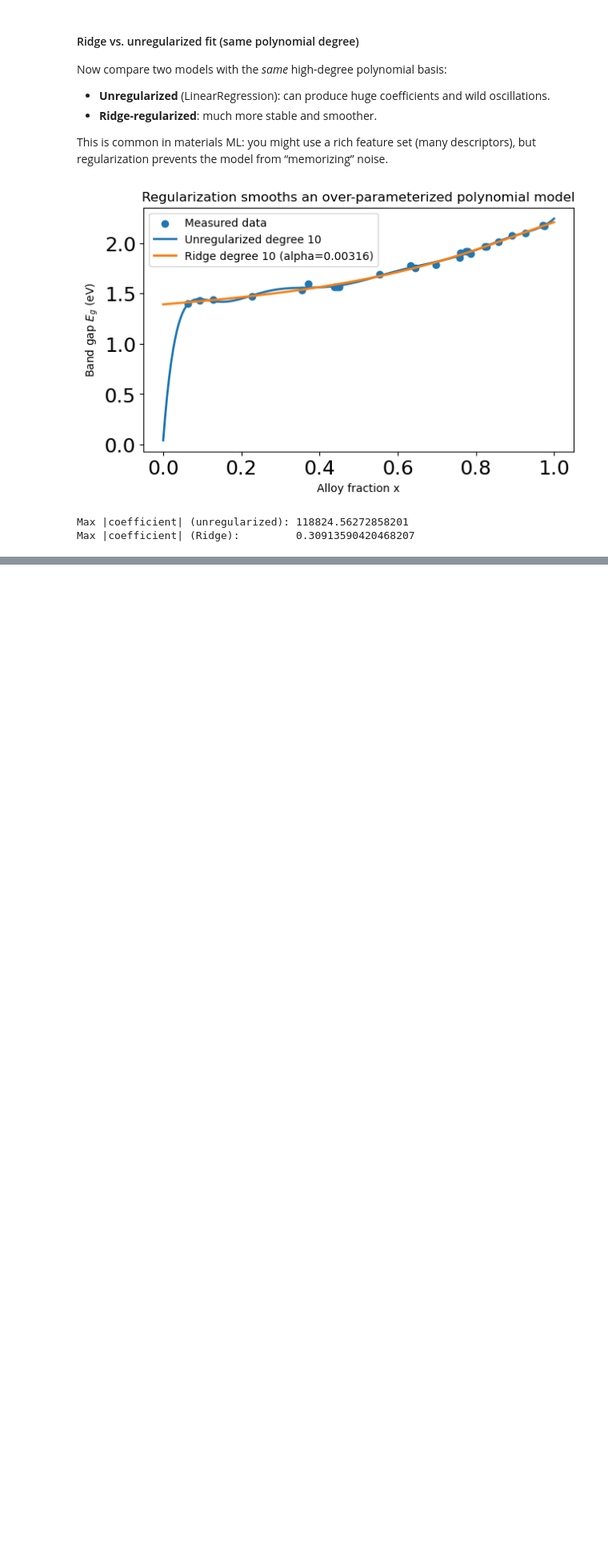
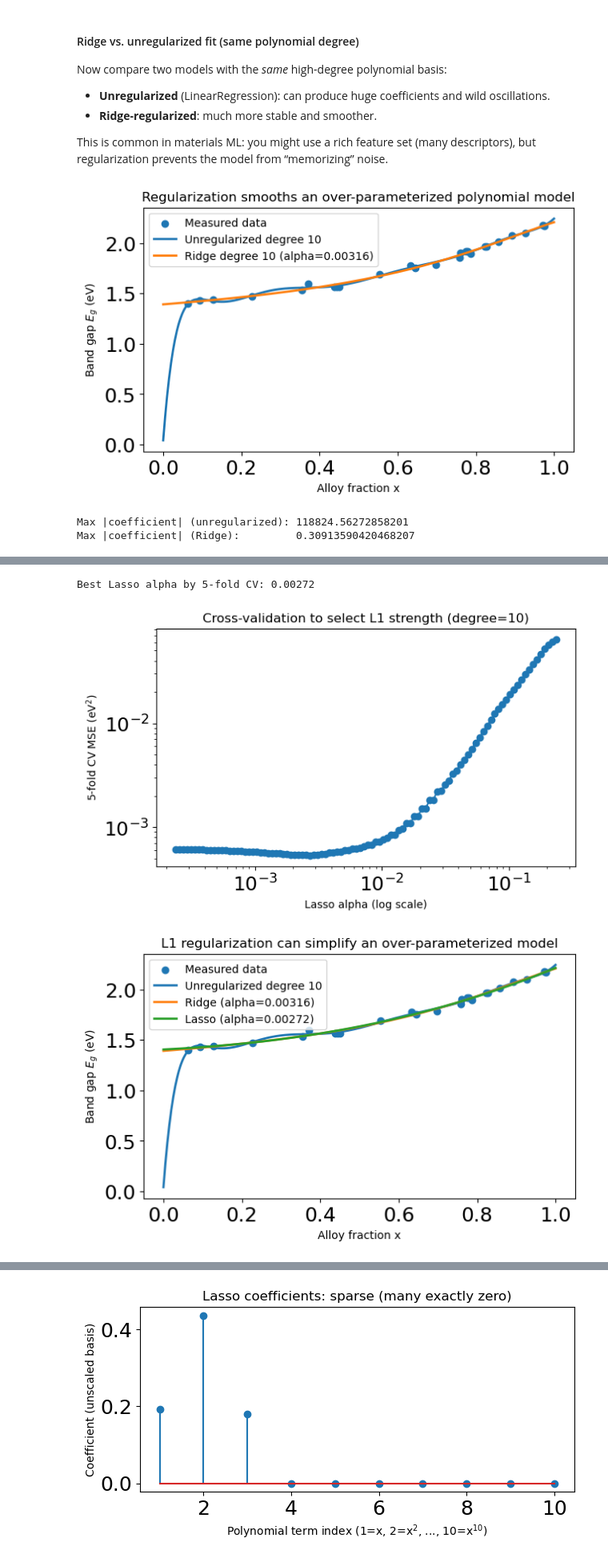
Before and after one commit to rhennig/EMA4935, a Jupyter notebook: Notebooks/07_Overfitting_and_crossvalidation.ipynb, the cells around one changed output, grey strips where cells are left out. Shown at 80% size. Cells and saved outputs as stored; diff of their text form; code cells hidden in the pictures; blank space fills up the shorter version.

Commit message:
Added L1 regularization

```diff
--- a/Notebooks/07_Overfitting_and_crossvalidation.ipynb
+++ b/Notebooks/07_Overfitting_and_crossvalidation.ipynb
@@ -601,0 +613,76 @@ Max |coefficient| (Ridge):         0.30913590420468207
+# %%
+from sklearn.linear_model import LassoCV
+from sklearn.preprocessing import StandardScaler
+
+# Lasso is sensitive to feature scaling, so we standardize the polynomial features.
+model_lasso_cv = Pipeline([
+    ("poly", PolynomialFeatures(degree=degree_overfit, include_bias=False)),
+    ("scaler", StandardScaler()),
+    ("lasso", LassoCV(cv=kfold, max_iter=200_000)),
+]).fit(X_comp, Eg_measured)
+
+best_alpha_l1 = model_lasso_cv.named_steps["lasso"].alpha_
+print(f"Best Lasso alpha by 5-fold CV: {best_alpha_l1:.3g}")
+
+# Plot CV MSE vs alpha (internal alpha grid chosen by LassoCV)
+alphas_l1 = model_lasso_cv.named_steps["lasso"].alphas_
+mse_path = model_lasso_cv.named_steps["lasso"].mse_path_   # shape: (n_alphas, n_folds)
+mean_mse = mse_path.mean(axis=1)
+
+plt.figure(figsize=(7,4))
+plt.plot(alphas_l1, mean_mse, marker="o")
+plt.xscale("log")
+plt.yscale("log")
+plt.xlabel("Lasso alpha (log scale)")
+plt.ylabel("5-fold CV MSE (eV$^2$)")
+plt.title(f"Cross-validation to select L1 strength (degree={degree_overfit})")
+plt.show()
+
+# Compare predictions of the overfit, Ridge, and Lasso models
+Eg_pred_lasso = model_lasso_cv.predict(x_grid)
+
+plt.figure(figsize=(7,4))
+plt.scatter(x_comp, Eg_measured, label="Measured data")
+plt.plot(x_grid.ravel(), Eg_pred_overfit, lw=2, label=f"Unregularized degree {degree_overfit}")
+plt.plot(x_grid.ravel(), Eg_pred_ridge, lw=2, label=f"Ridge (alpha={best_alpha:.3g})")
+plt.plot(x_grid.ravel(), Eg_pred_lasso, lw=2, label=f"Lasso (alpha={best_alpha_l1:.3g})")
+plt.xlabel("Alloy fraction x")
+plt.ylabel("Band gap $E_g$ (eV)")
+plt.title("L1 regularization can simplify an over-parameterized model")
+plt.legend()
+plt.show()
+
+# --- Which polynomial terms are "kept"? (non-zero coefficients) ---
+poly = model_lasso_cv.named_steps["poly"]
+scaler = model_lasso_cv.named_steps["scaler"]
+lasso = model_lasso_cv.named_steps["lasso"]
+
+feature_names = poly.get_feature_names_out(["x"])
+coef_scaled = lasso.coef_
+
+# Convert coefficients back to the *unscaled* polynomial-feature basis for interpretability:
+# If X_scaled = (X - mean) / scale, then coef_unscaled = coef_scaled / scale.
+coef_unscaled = coef_scaled / scaler.scale_
+
+nonzero = np.abs(coef_unscaled) > 1e-8
+print(f"Non-zero polynomial terms: {nonzero.sum()} / {len(coef_unscaled)}\n")
+
+print("Terms kept by Lasso (unscaled polynomial-feature basis):")
+for name, c in zip(feature_names, coef_unscaled):
+    if abs(c) > 1e-8:
+        print(f"  {name:>4s}: {c:+.4f}")
+
+# Visualize sparsity: many coefficients are exactly zero
+plt.figure(figsize=(7,3))
+plt.stem(range(1, len(coef_unscaled)+1), coef_unscaled)
+plt.xlabel("Polynomial term index (1=x, 2=x$^2$, ..., 10=x$^{10}$)")
+plt.ylabel("Coefficient (unscaled basis)")
+plt.title("Lasso coefficients: sparse (many exactly zero)")
+plt.show()
+
+# Note: if descriptors are strongly correlated, Lasso may pick one arbitrarily.
+# In that case, ElasticNet (mix of L1+L2) is often more stable.
+# %% [output]
+Best Lasso alpha by 5-fold CV: 0.00272
+[figure, added]
+[figure, added]
@@ -602 +695,2 @@ Max |coefficient| (Ridge):         0.30913590420468207
+[figure, added]
 # %% [markdown]
```
Also changed, not shown: parts of 3 cells of this notebook.
